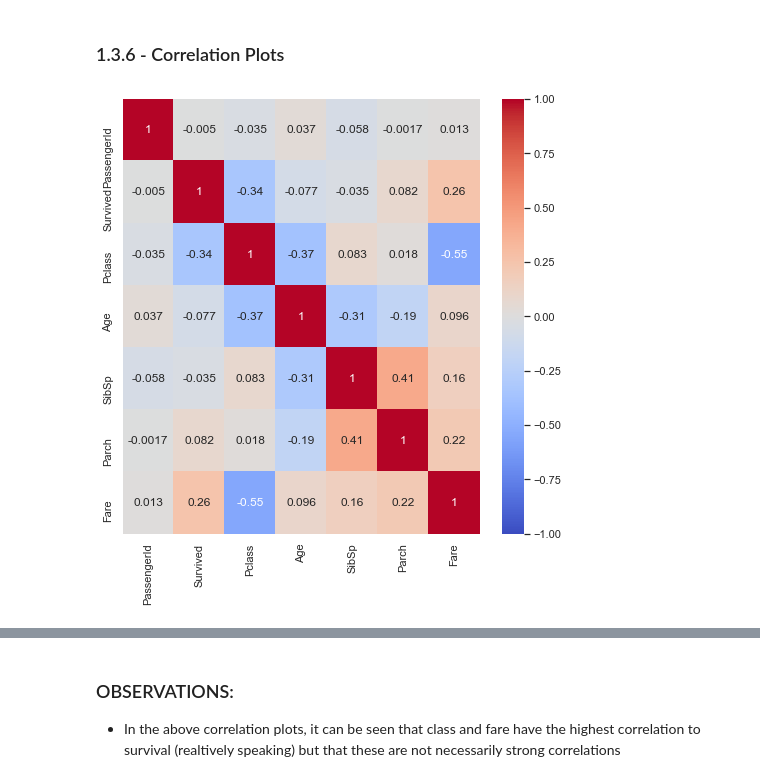
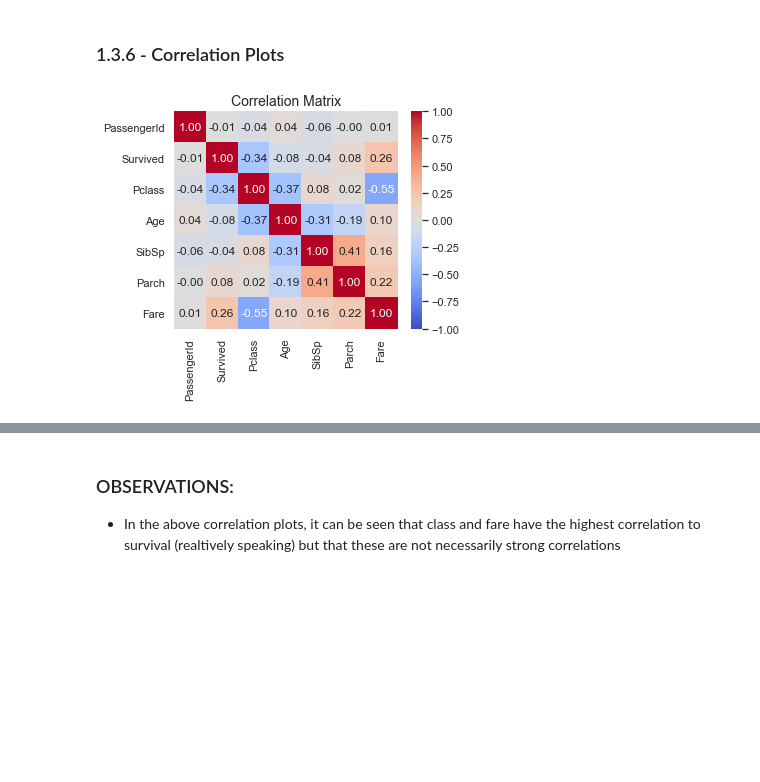
Before and after one commit to drossDS/Project-Classification-Titanic_Machine_Learning, a Jupyter notebook: Titanic Notebook-Rev3.ipynb, the cells around one changed output, grey strips where cells are left out. Saved outputs shown, nothing was run; the diff lists cells and outputs as text; code cells hidden in the pictures; blank space fills up the shorter version.

```diff
--- a/Titanic Notebook-Rev3.ipynb
+++ b/Titanic Notebook-Rev3.ipynb
@@ -367,8 +368,9 @@ plt.show()
 ### 1.3.6 - Correlation Plots
 # %%
 #Create a correlation plot with all numerical data
-plt.figure(figsize=(8,8))
-sns.heatmap(datatrn.corr(), annot=True, cmap="coolwarm", vmin=-1, vmax=1)
+plt.figure(figsize=(5,4))
+plt.title('Correlation Matrix', fontsize=14)
+sns.heatmap(datatrn.corr(), annot=True, cmap="coolwarm", vmin=-1, vmax=1, fmt='.2f')
 plt.show()
 # %% [output]
-[figure, old version]
+[figure, new version]
```
Also changed, not shown: parts of 6 cells of this notebook.
